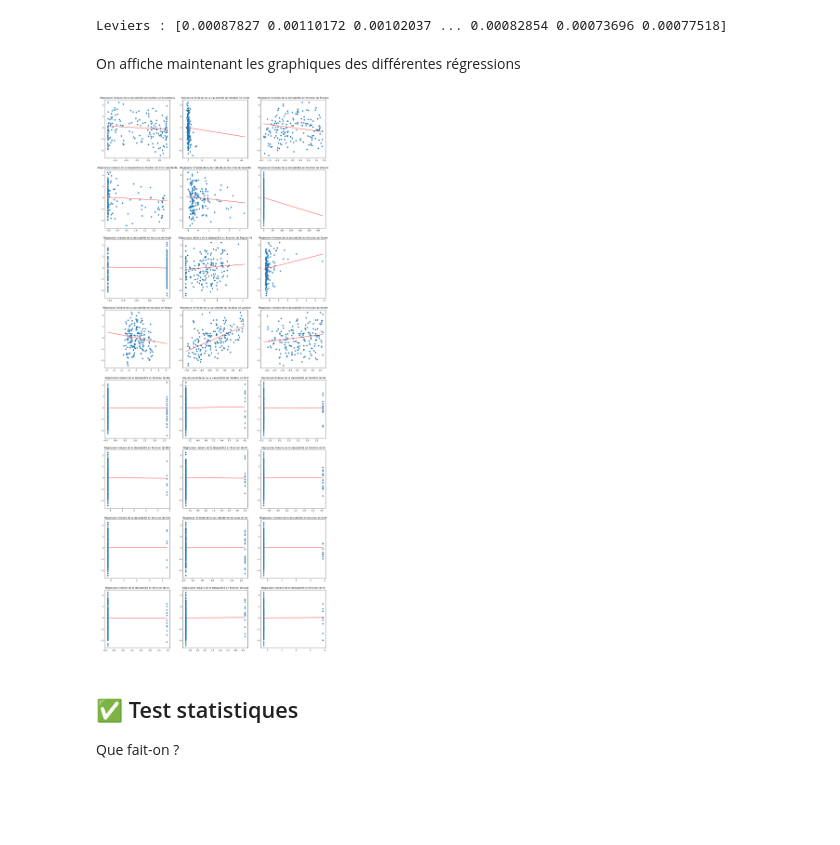
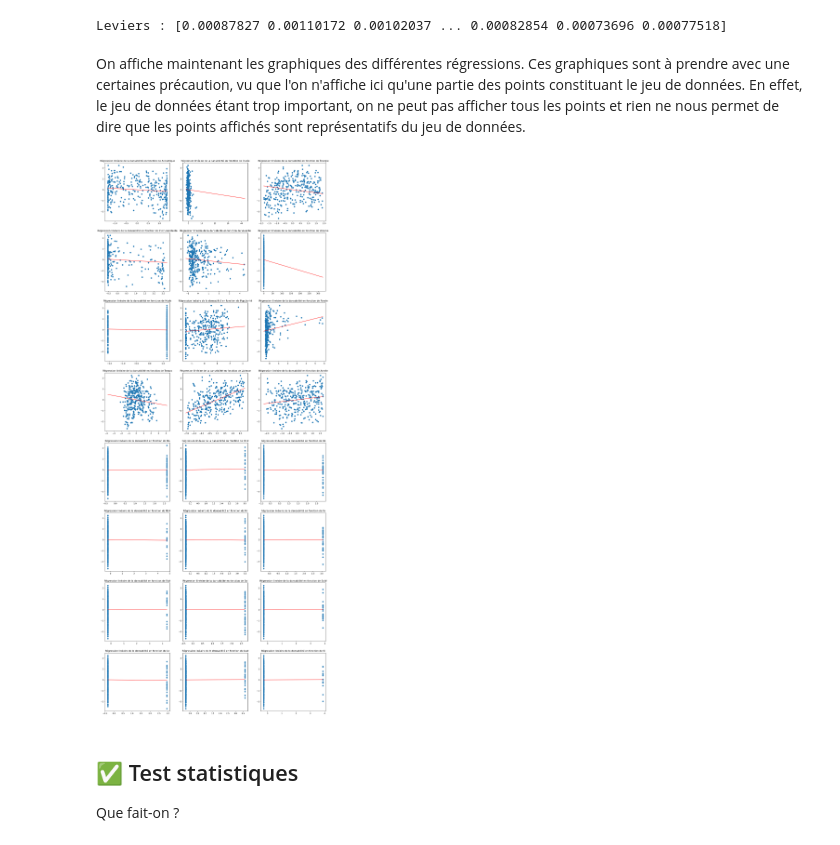
Before and after one commit to AlixANNERAUD/Music_danceability_prediction, a Jupyter notebook: Projet.ipynb, the cells around one changed output. Saved outputs shown, nothing was run; the diff lists cells and outputs as text; code cells hidden in the pictures; blank space fills up the shorter version.

```diff
--- a/Projet.ipynb
+++ b/Projet.ipynb
@@ -394,25 +446,25 @@ print("Leviers :", Leverage)
 #print(Quantitatives_Variables_Scaled_Cleaned.shape)
 # %% [output]
 Leviers : [0.00087827 0.00110172 0.00102037 ... 0.00082854 0.00073696 0.00077518]
-# %% [markdown]
-On affiche maintenant les graphiques des différentes régressions
+# %% [markdown]
+On affiche maintenant les graphiques des différentes régressions. Ces graphiques sont à prendre avec une certaines précaution, vu que l'on n'affiche ici qu'une partie des points constituant le jeu de données. En effet, le jeu de données étant trop important, on ne peut pas afficher tous les points et rien ne nous permet de dire que les points affichés sont représentatifs du jeu de données.
 # %%
 Figure = plt.figure(figsize=(20, 50))
 
 for i in range(Colones):
     #Subplot = Figure.add_subplot(4, 4, i + 1)
     # - Nuage de points (1 point sur 1000 pour éviter la surcharge)
     Subplot = Figure.add_subplot(int(Colones / 3), 3, i + 1)
-    Subplot.scatter(Quantitatives_Variables_Scaled[::1000, i], Danceability_Scaled[::1000])
+    Subplot.scatter(Quantitatives_Variables_Scaled[::500, i], Danceability_Scaled[::500])
     # - Droite de régression
     Interval = np.linspace(np.min(Quantitatives_Variables_Scaled[:, i]), np.max(Quantitatives_Variables_Scaled[:, i]), 100)
     Subplot.plot(Interval, Model.coef_[0, i] * Interval, color='red')
     Subplot.set_title(f"Régression linéaire de la dansabilité en fonction de {Quantitatives_Variables_Labels[i]}")
 
 plt.savefig("./Images/Régression linéaire de la dansabilité en fonction des caractéristiques continues (avec outliers).svg")
 plt.show()
 # %% [output]
-[figure, old version]
+[figure, new version]
 # %% [markdown]
 ## ✅ Test statistiques
 
```
Also changed, not shown: parts of 4 cells of this notebook, 8 other files.
